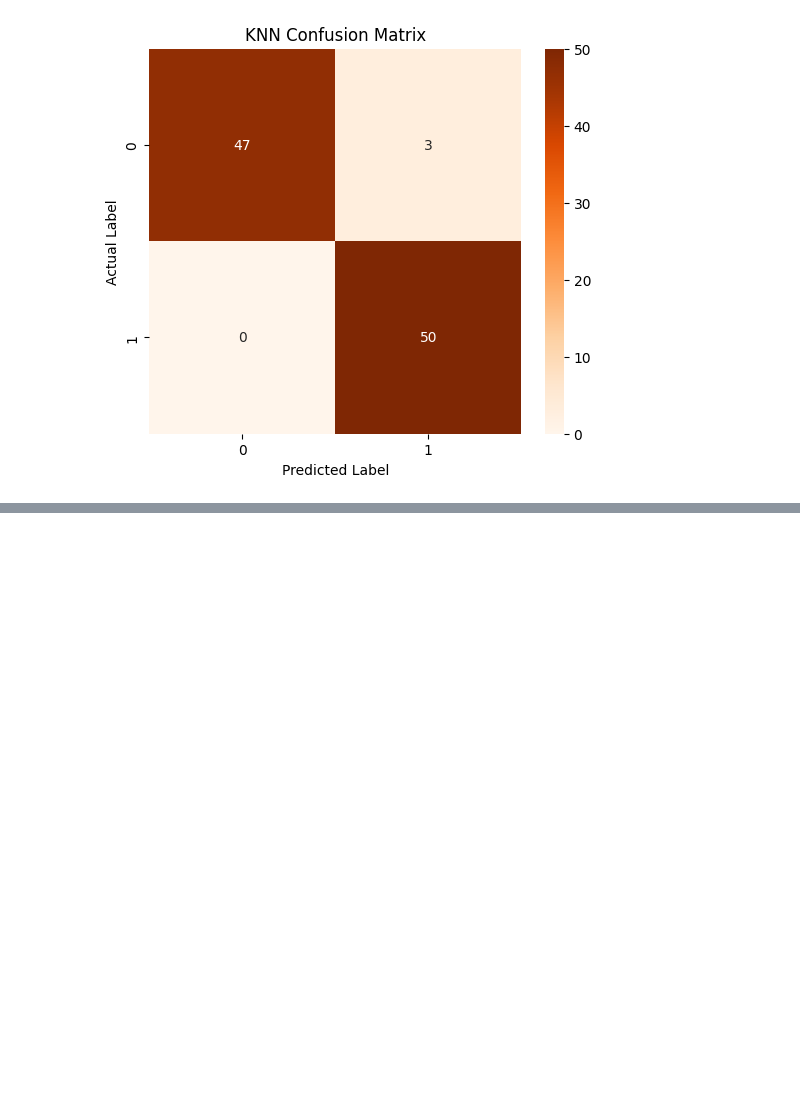
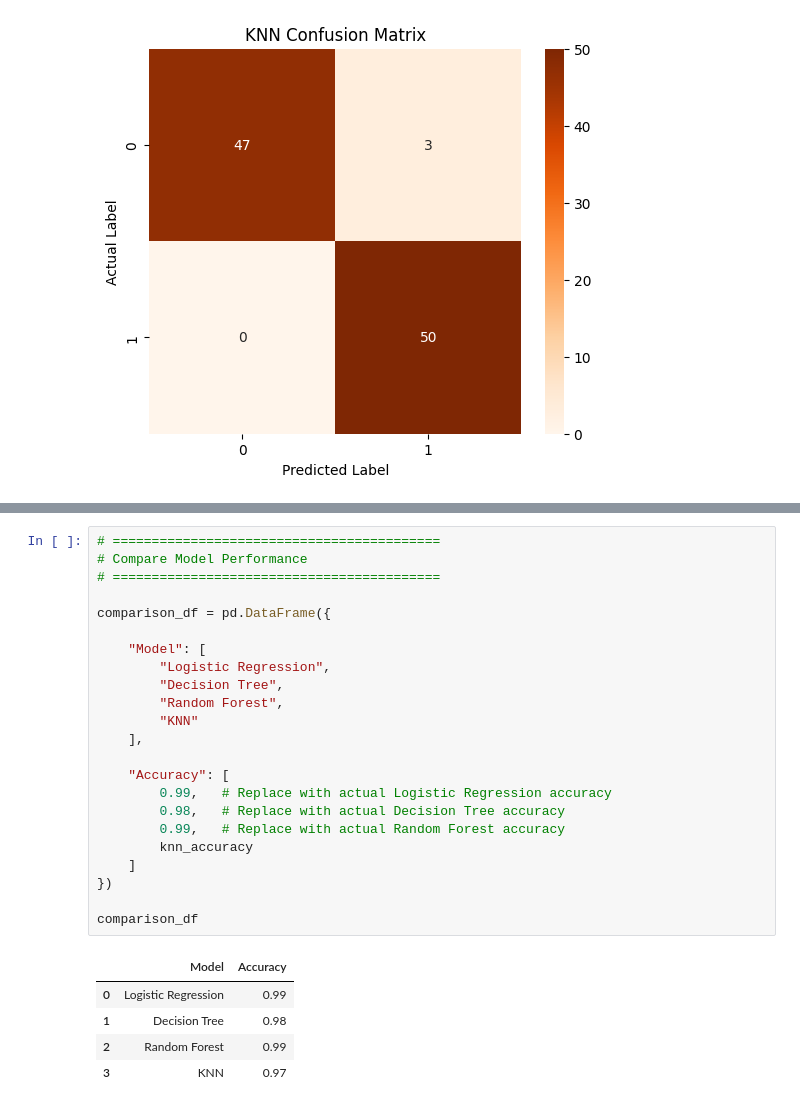
Before and after one commit to premprakash123/healthcare-chronic-disease-analysis, a Jupyter notebook: notebooks/04_model_building.ipynb, the cells around one changed output, grey strips where cells are left out. Drawn from its saved outputs; the diff is of its cells as text; blank space fills up the shorter version.

```diff
--- a/notebooks/04_model_building.ipynb
+++ b/notebooks/04_model_building.ipynb
@@ -1004,0 +1092,29 @@ plt.show()
+# %%
+# ==========================================
+# Compare Model Performance
+# ==========================================
+
+comparison_df = pd.DataFrame({
+
+    "Model": [
+        "Logistic Regression",
+        "Decision Tree",
+        "Random Forest",
+        "KNN"
+    ],
+
+    "Accuracy": [
+        0.99,   # Replace with actual Logistic Regression accuracy
+        0.98,   # Replace with actual Decision Tree accuracy
+        0.99,   # Replace with actual Random Forest accuracy
+        knn_accuracy
+    ]
+})
+
+comparison_df
+# %% [output]
+|  | Model | Accuracy |
+| 0 | Logistic Regression | 0.99 |
+| 1 | Decision Tree | 0.98 |
+| 2 | Random Forest | 0.99 |
+| 3 | KNN | 0.97 |
```
Also changed, not shown: parts of 4 cells of this notebook.
